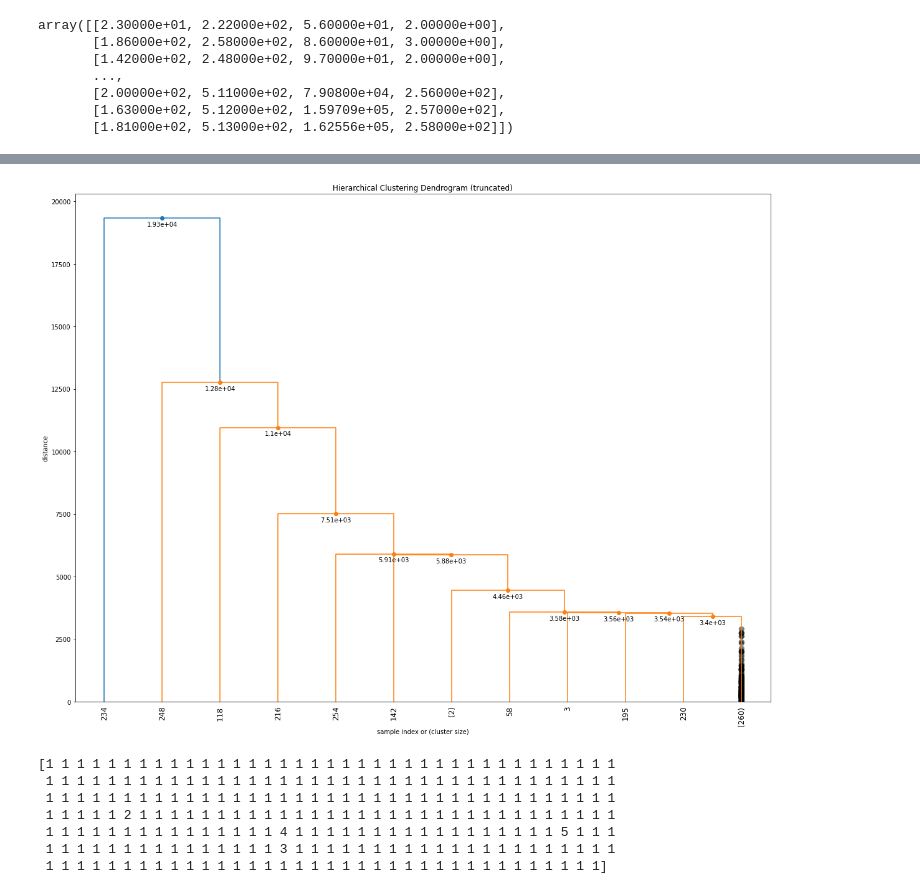
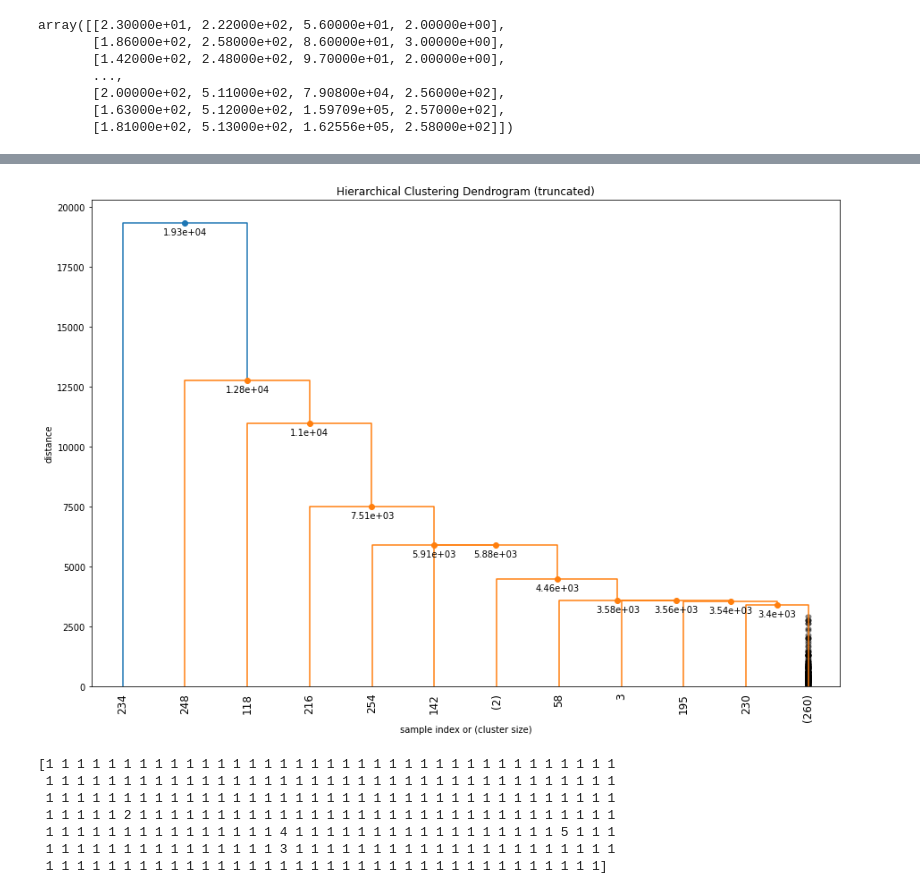
Before and after one commit to zenoWZH/ASFdata_analysis, a Jupyter notebook: network_clustering/network_clustering_size.ipynb, the cells around one changed output, grey strips where cells are left out. Cells and saved outputs as stored; diff of their text form; code cells hidden in the pictures.

```diff
--- a/network_clustering/network_clustering_size.ipynb
+++ b/network_clustering/network_clustering_size.ipynb
@@ -118,15 +96,15 @@ from scipy.cluster.hierarchy import dendrogram, linkage
 
 cluster_social = linkage(df_social_vectors, metric='cityblock')
 # %%
-plt.figure(figsize=(20, 15))
+plt.figure(figsize=(15, 10))
 plt.title('Hierarchical Clustering Dendrogram')
 plt.xlabel('sample index')
 plt.ylabel('distance')
 #dendrogram(cluster_social, truncate_mode='lastp', p=12, show_leaf_counts=False, leaf_rotation=90., leaf_font_size=12., show_contracted=True)
 fancy_dendrogram(cluster_social, truncate_mode='lastp', p=12, leaf_rotation=90., leaf_font_size=12., show_contracted=True, annotate_above=10)
 plt.show()
 # %% [output]
-[figure, old version]
+[figure, new version]
 # %%
 from scipy.cluster.hierarchy import fcluster
 k = 40000
```
Also changed, not shown: parts of 24 cells of this notebook, 2 other files.
